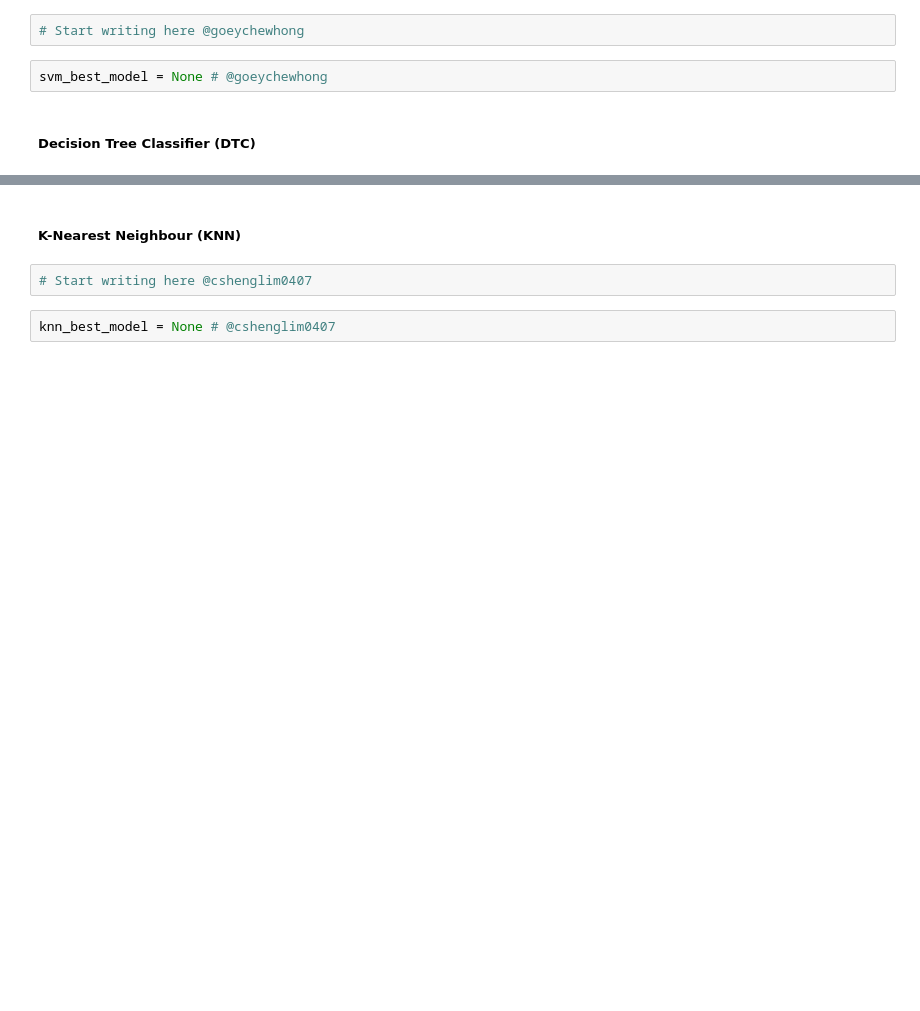
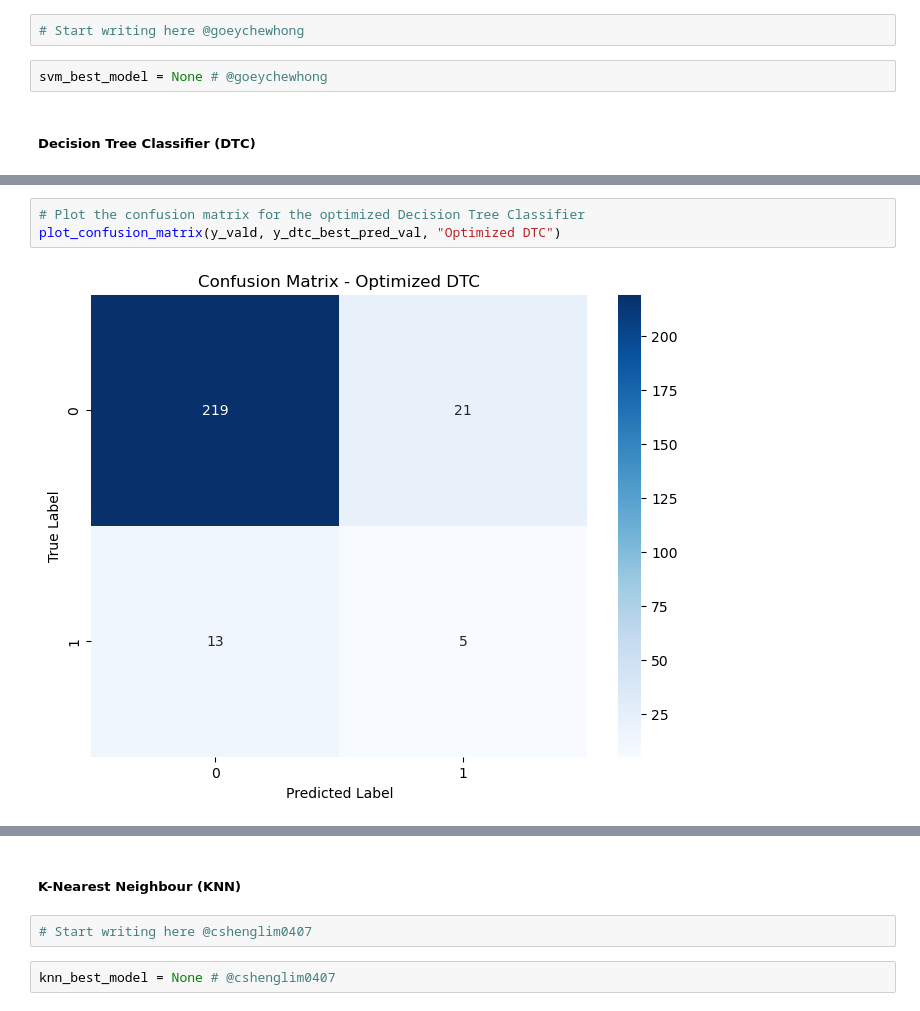
Before and after one commit to WenHao1223/cpc251-proj, a Jupyter notebook: Seismic/CPC251_Project_Part1_Seismic6.ipynb, the cells around one changed output, grey strips where cells are left out. Drawn from its saved outputs; the diff is of its cells as text; blank space fills up the shorter version.

```diff
--- a/Seismic/CPC251_Project_Part1_Seismic6.ipynb
+++ b/Seismic/CPC251_Project_Part1_Seismic6.ipynb
@@ -765,0 +762,5 @@ Confusion Matrix:
+# %%
+# Plot the confusion matrix for the optimized Decision Tree Classifier
+plot_confusion_matrix(y_vald, y_dtc_best_pred_val, "Optimized DTC")
+# %% [output]
+[figure, added]
```
Also changed, not shown: parts of 18 cells of this notebook.
